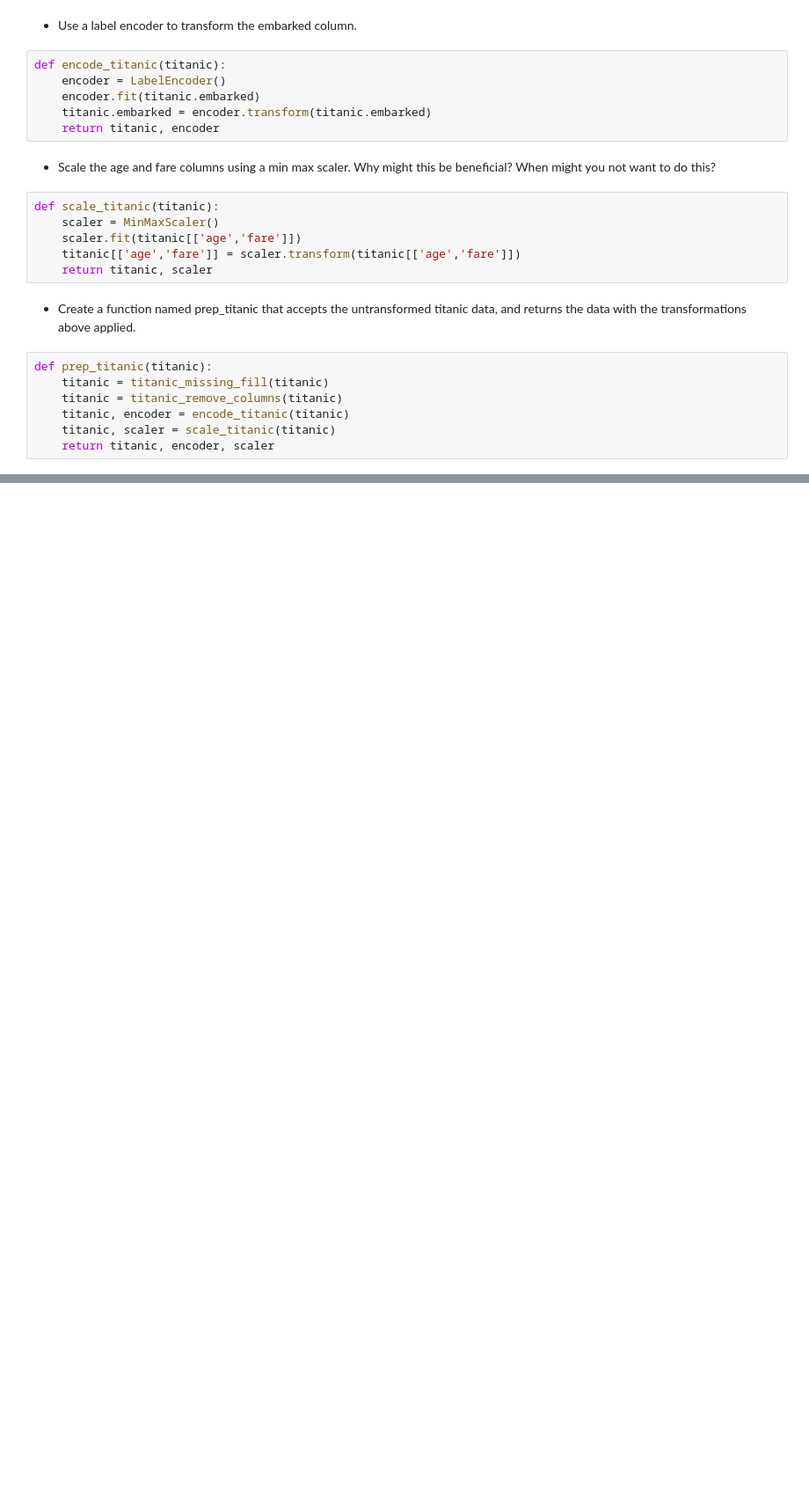
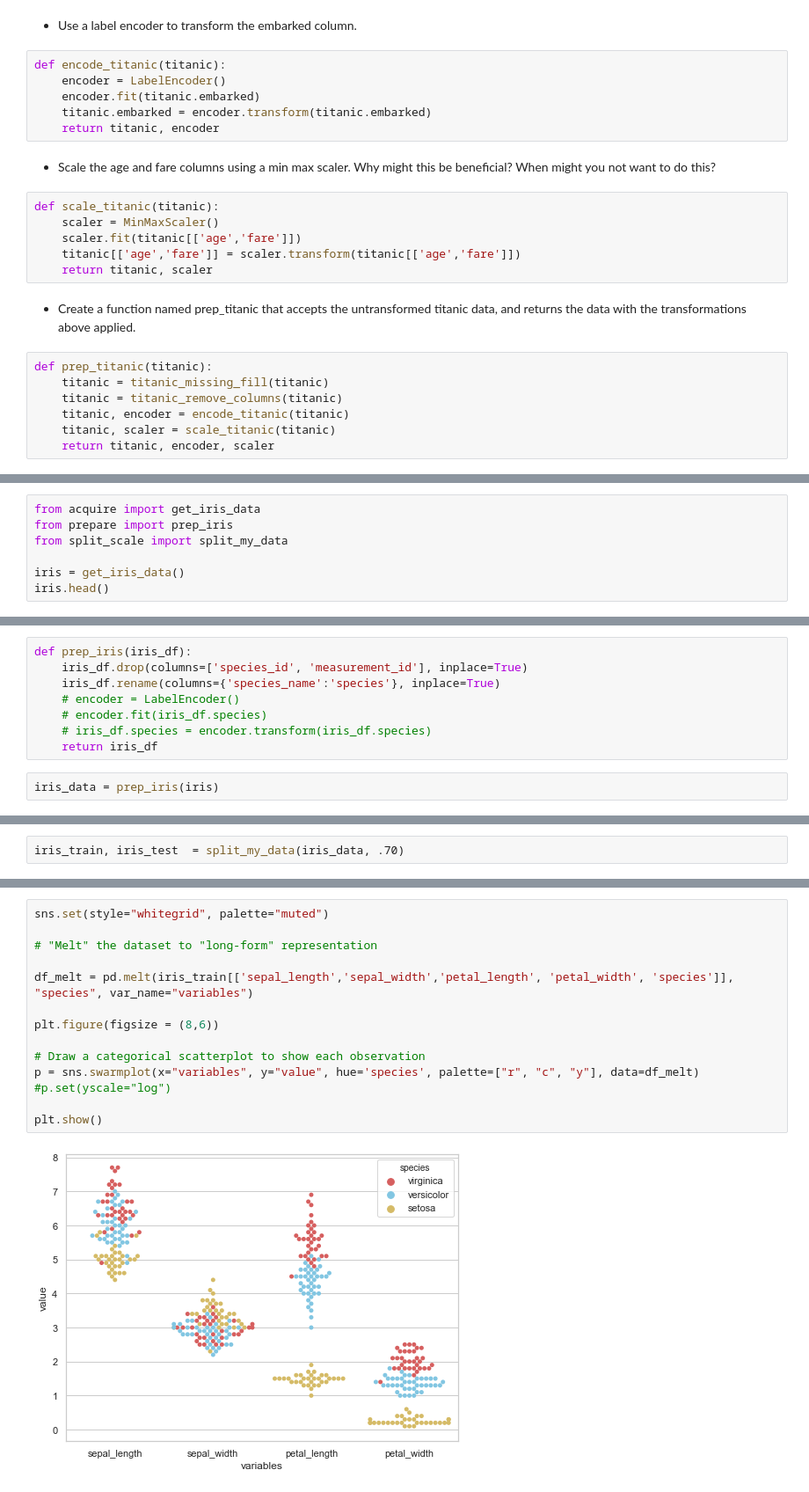
Before and after one commit to Tim-Sotirhos/ds-methodologies-exercises, a Jupyter notebook: classification/classification_exercises.ipynb, the cells around one changed output, grey strips where cells are left out. Shown at 88% size. Drawn from its saved outputs; the diff is of its cells as text; blank space fills up the shorter version.

```diff
--- a/classification/classification_exercises.ipynb
+++ b/classification/classification_exercises.ipynb
@@ -189,0 +291,7 @@ def prep_titanic(titanic):
+# %%
+from acquire import get_iris_data
+from prepare import prep_iris
+from split_scale import split_my_data
+
+iris = get_iris_data()
+iris.head()
@@ -189,0 +305,10 @@ def prep_titanic(titanic):
+# %%
+def prep_iris(iris_df):
+    iris_df.drop(columns=['species_id', 'measurement_id'], inplace=True)
+    iris_df.rename(columns={'species_name':'species'}, inplace=True)
+    # encoder = LabelEncoder()
+    # encoder.fit(iris_df.species)
+    # iris_df.species = encoder.transform(iris_df.species)
+    return iris_df
+# %%
+iris_data = prep_iris(iris)
@@ -189,0 +317,2 @@ def prep_titanic(titanic):
+# %%
+iris_train, iris_test  = split_my_data(iris_data, .70)
@@ -189,0 +330,16 @@ def prep_titanic(titanic):
+# %%
+sns.set(style="whitegrid", palette="muted")
+
+# "Melt" the dataset to "long-form" representation
+
+df_melt = pd.melt(iris_train[['sepal_length','sepal_width','petal_length', 'petal_width', 'species']], "species", var_name="variables")
+
+plt.figure(figsize = (8,6))
+
+# Draw a categorical scatterplot to show each observation
+p = sns.swarmplot(x="variables", y="value", hue='species', palette=["r", "c", "y"], data=df_melt)
+#p.set(yscale="log")
+
+plt.show()
+# %% [output]
+[figure, added]
```
Also changed, not shown: parts of 32 cells of this notebook.
